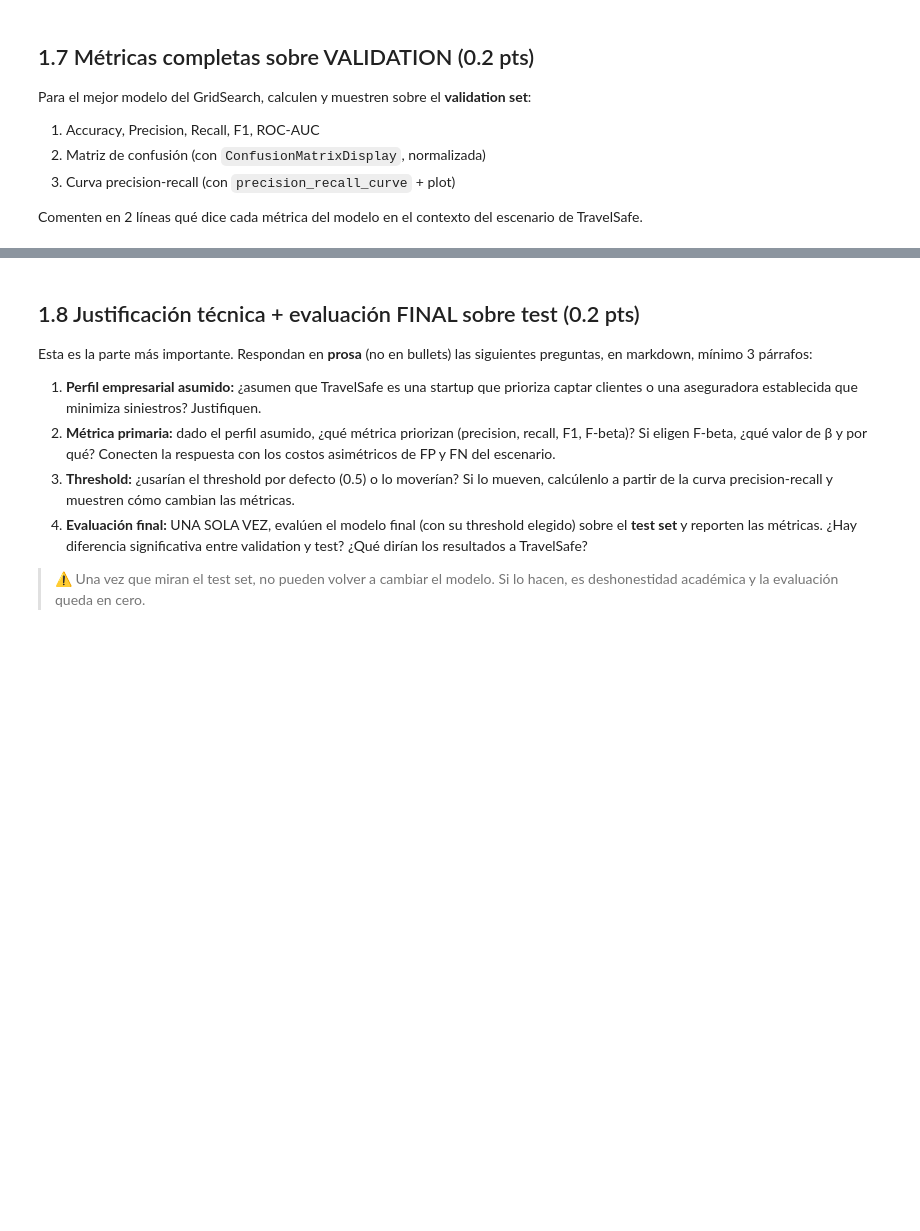
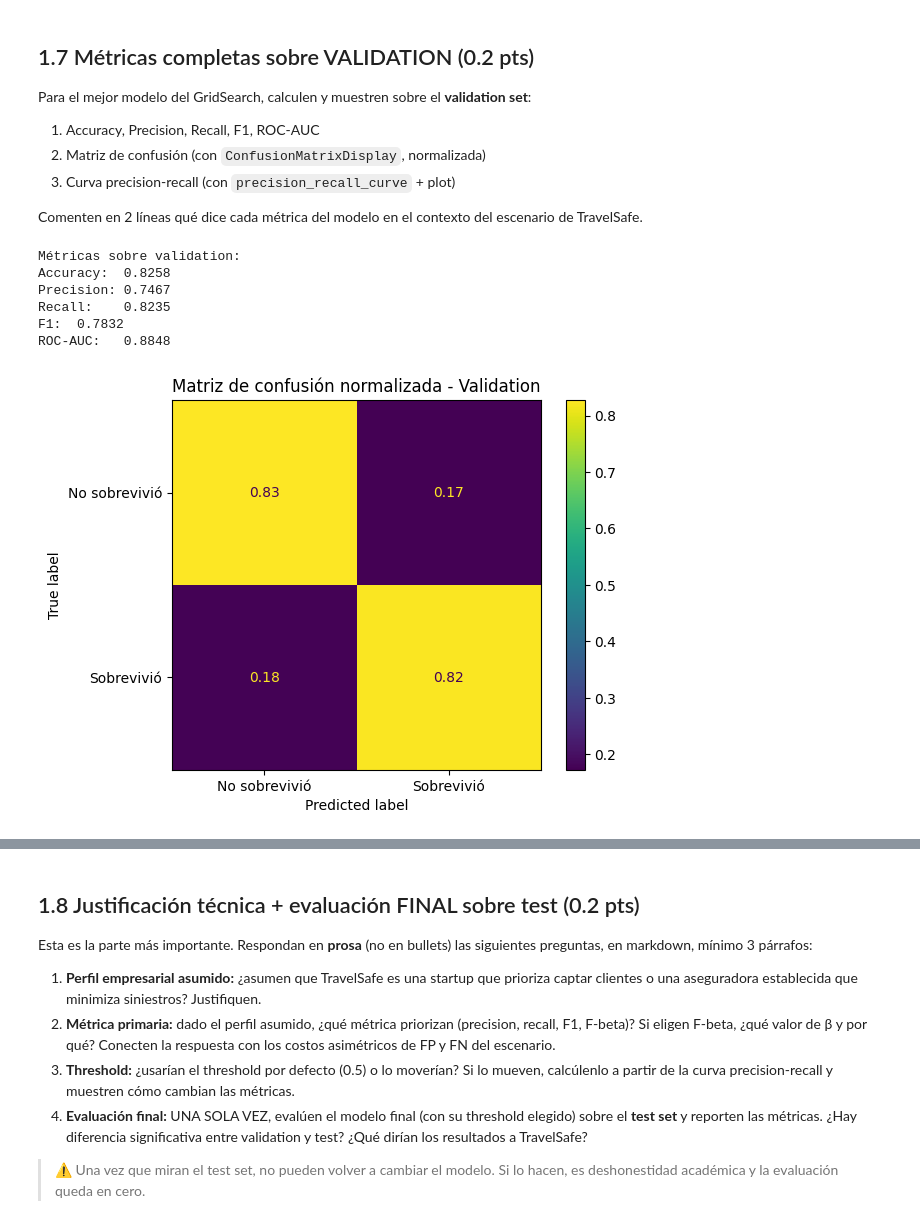
Before and after one commit to donatoubs/Machine-Learning-6-SIN-A-Mar-Jul-2026, a Jupyter notebook: evaluacion_titanic.ipynb, the cells around one changed output, grey strips where cells are left out. Cells and saved outputs as stored; diff of their text form; code cells hidden in the pictures; blank space fills up the shorter version.

```diff
--- a/evaluacion_titanic.ipynb
+++ b/evaluacion_titanic.ipynb
@@ -306,4 +428,44 @@ Para el mejor modelo del GridSearch, calculen y muestren sobre el **validation s
 
 Comenten en 2 líneas qué dice cada métrica del modelo en el contexto del escenario de TravelSafe.
 # %%
-# 1.7 Métricas sobre validation — completen aquí
+# 1.7 Métricas sobre validation
+
+# Predicciones del mejor modelo sobre validation
+y_val_pred = best_model.predict(X_val_base_scaled)
+y_val_proba = best_model.predict_proba(X_val_base_scaled)[:, 1]
+
+# Métricas principales
+acc_val = accuracy_score(y_val, y_val_pred)
+precision_val = precision_score(y_val, y_val_pred)
+recall_val = recall_score(y_val, y_val_pred)
+f1_val = f1_score(y_val, y_val_pred)
+roc_auc_val = roc_auc_score(y_val, y_val_proba)
+
+print("Métricas sobre validation:")
+print(f"Accuracy:  {acc_val:.4f}")
+print(f"Precision: {precision_val:.4f}")
+print(f"Recall:    {recall_val:.4f}")
+print(f"F1:  {f1_val:.4f}")
+print(f"ROC-AUC:   {roc_auc_val:.4f}")
+# %% [output]
+Métricas sobre validation:
+Accuracy:  0.8258
+Precision: 0.7467
+Recall:    0.8235
+F1:  0.7832
+ROC-AUC:   0.8848
+# %%
+# Matriz de confusión normalizada
+
+cm = confusion_matrix(y_val, y_val_pred, normalize='true')
+
+disp = ConfusionMatrixDisplay(
+    confusion_matrix=cm,
+    display_labels=['No sobrevivió', 'Sobrevivió']
+)
+
+disp.plot(values_format='.2f')
+plt.title('Matriz de confusión normalizada - Validation')
+plt.show()
+# %% [output]
+[figure, added]
```
Also changed, not shown: parts of 7 cells of this notebook.
